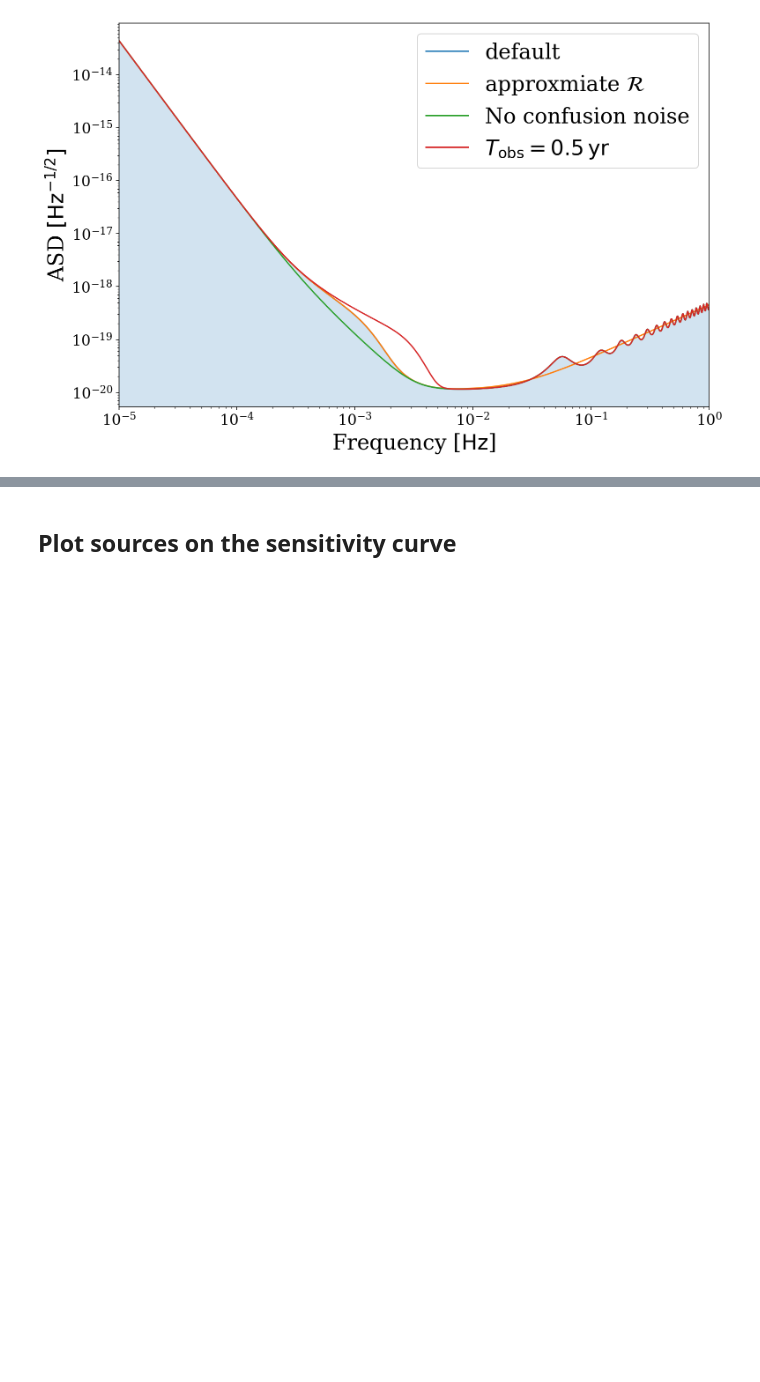
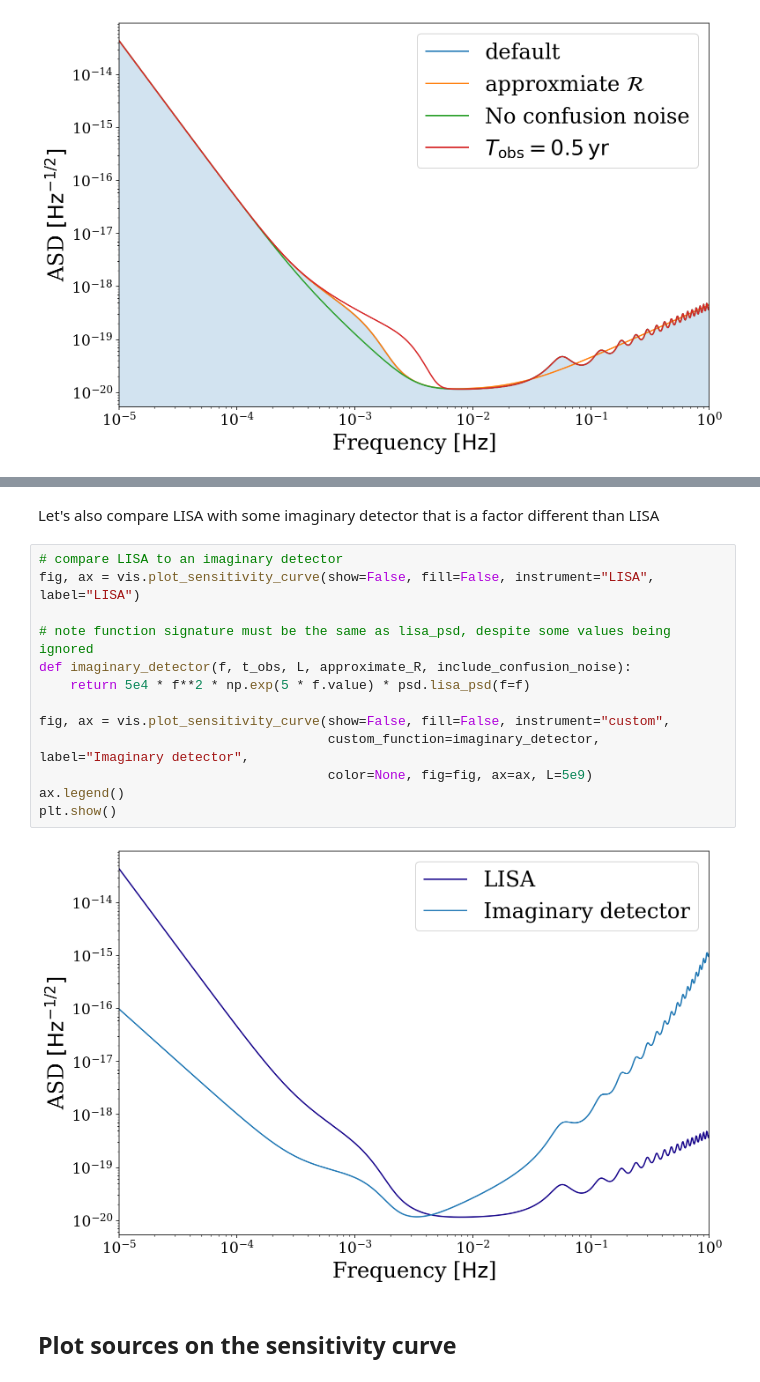
Before and after one commit to TeamLEGWORK/LEGWORK, a Jupyter notebook: docs/notebooks/Visualisation.ipynb, the cells around one changed output, grey strips where cells are left out. Cells and saved outputs as stored; diff of their text form; blank space fills up the shorter version.

```diff
--- a/docs/notebooks/Visualisation.ipynb
+++ b/docs/notebooks/Visualisation.ipynb
@@ -241,3 +256,20 @@ plt.show()
+# %% [markdown]
+Let's also compare LISA with some imaginary detector that is a factor different than LISA
+# %%
+# compare LISA to an imaginary detector
+fig, ax = vis.plot_sensitivity_curve(show=False, fill=False, instrument="LISA", label="LISA")
+
+# note function signature must be the same as lisa_psd, despite some values being ignored
+def imaginary_detector(f, t_obs, L, approximate_R, include_confusion_noise):
+    return 5e4 * f**2 * np.exp(5 * f.value) * psd.lisa_psd(f=f)
+
+fig, ax = vis.plot_sensitivity_curve(show=False, fill=False, instrument="custom",
+                                     custom_function=imaginary_detector, label="Imaginary detector",
+                                     color=None, fig=fig, ax=ax, L=5e9)
+ax.legend()
+plt.show()
+# %% [output]
+[figure, added]
 # %% [markdown]
 ## Plot sources on the sensitivity curve
 # %% [markdown]
```
Also changed, not shown: parts of 28 cells of this notebook.
